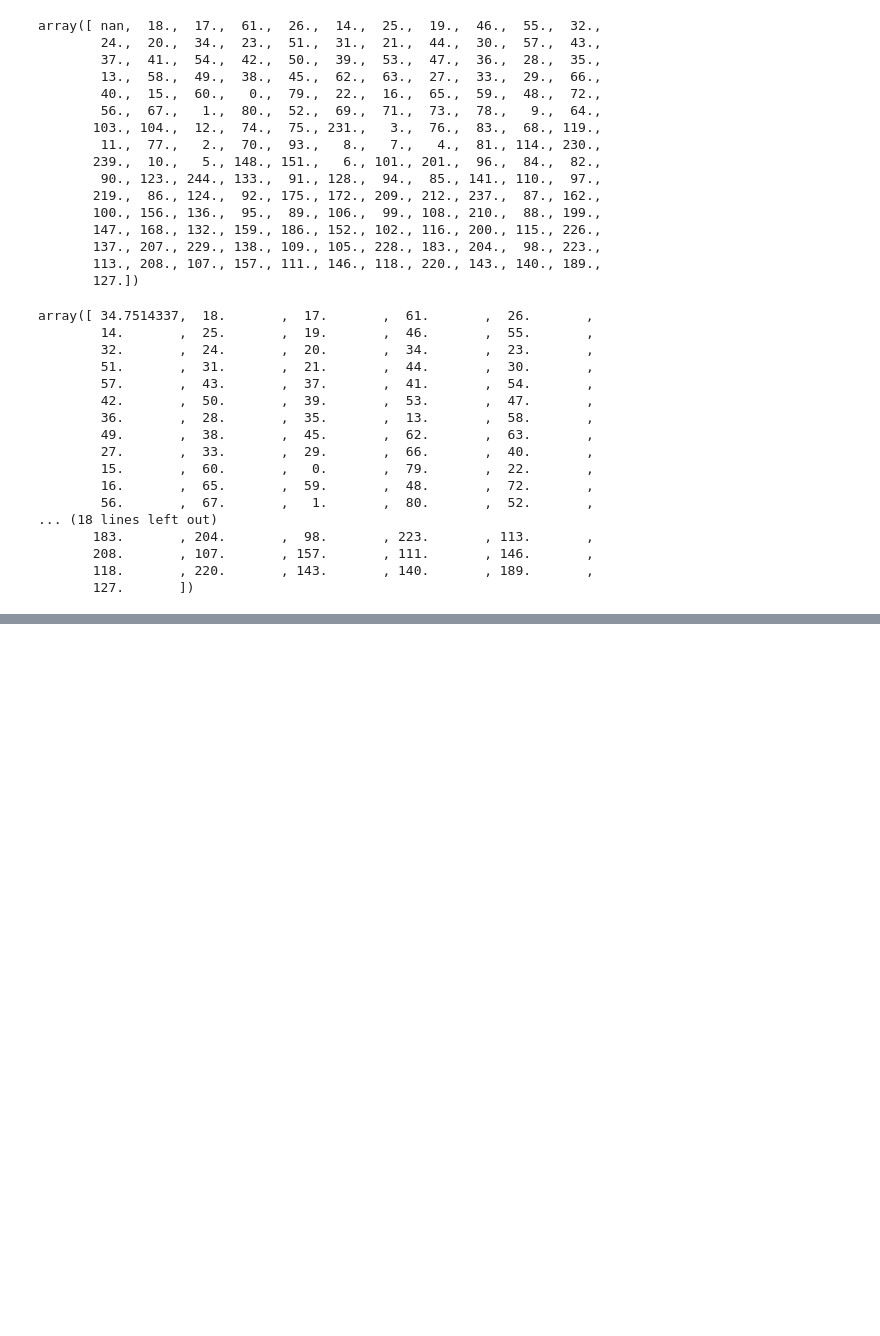
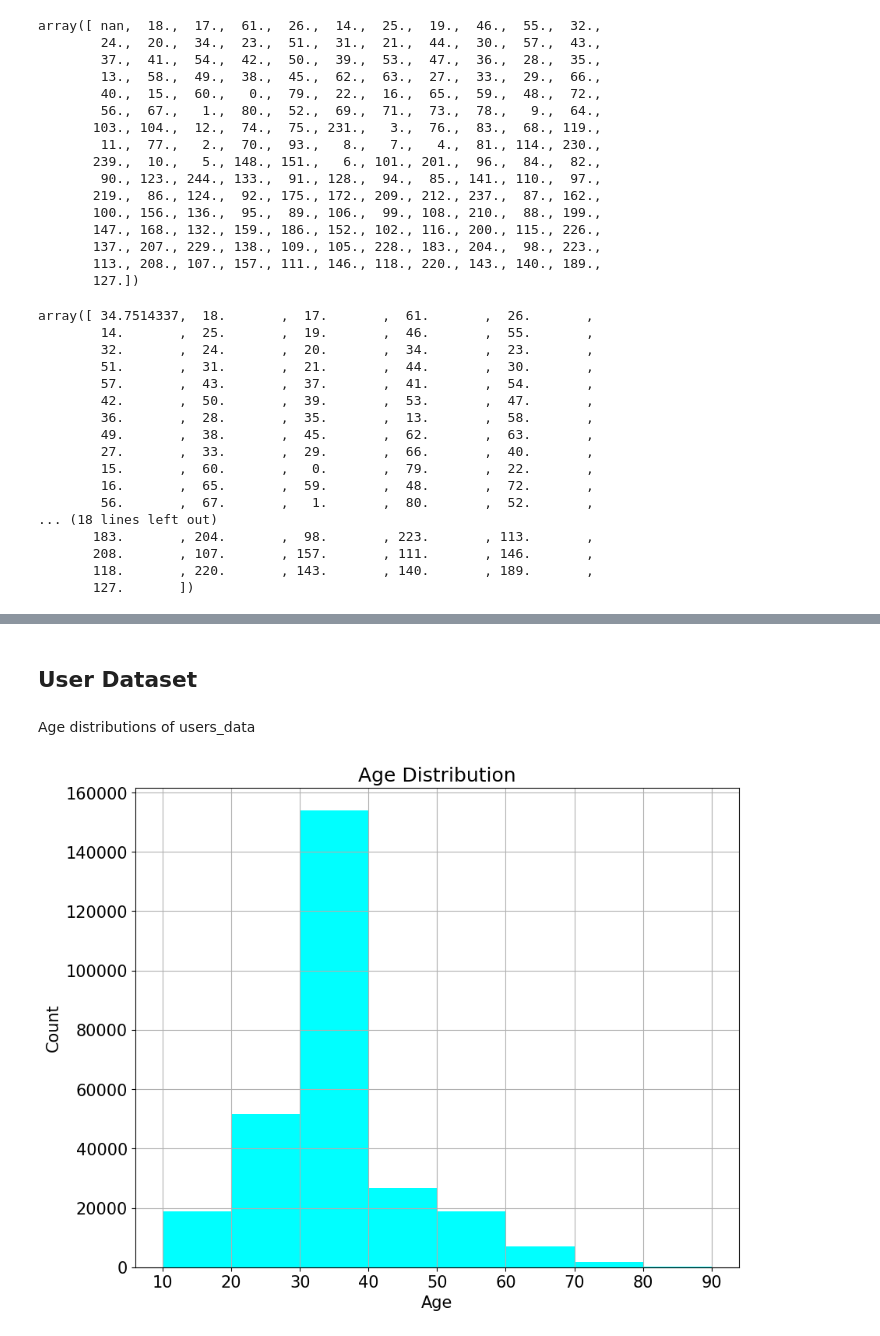
Before and after one commit to Prathamesshh/AI-Based-Book-Recommendation, a Jupyter notebook: model.ipynb, the cells around one changed output, grey strips where cells are left out. Saved outputs shown, nothing was run; the diff lists cells and outputs as text; code cells hidden in the pictures; blank space fills up the shorter version.

```diff
--- a/model.ipynb
+++ b/model.ipynb
@@ -271,3 +271,8 @@ array([ 34.7514337,  18.       ,  17.       ,  61.       ,  26.       ,
        208.       , 107.       , 157.       , 111.       , 146.       ,
        118.       , 220.       , 143.       , 140.       , 189.       ,
        127.       ])
+# %%
+# retrieving age data between 5 to 90
+users_data.loc[(users_data['age'] > 90) | (users_data['age'] < 5)] = np.nan
+# %%
+users_data['age'].fillna((users_data['age'].mean()), inplace=True)
@@ -273,0 +382,13 @@ array([ 34.7514337,  18.       ,  17.       ,  61.       ,  26.       ,
+# %% [markdown]
+## User Dataset
+# %% [markdown]
+Age distributions of users_data
+# %%
+plt.figure(figsize=(10,8))
+users_data.age.hist(bins=[10*i for i in range(1, 10)], color = 'cyan')
+plt.title('Age Distribution')
+plt.xlabel('Age')
+plt.ylabel('Count')
+plt.show()
+# %% [output]
+[figure, added]
```
Also changed, not shown: parts of 30 cells of this notebook.
